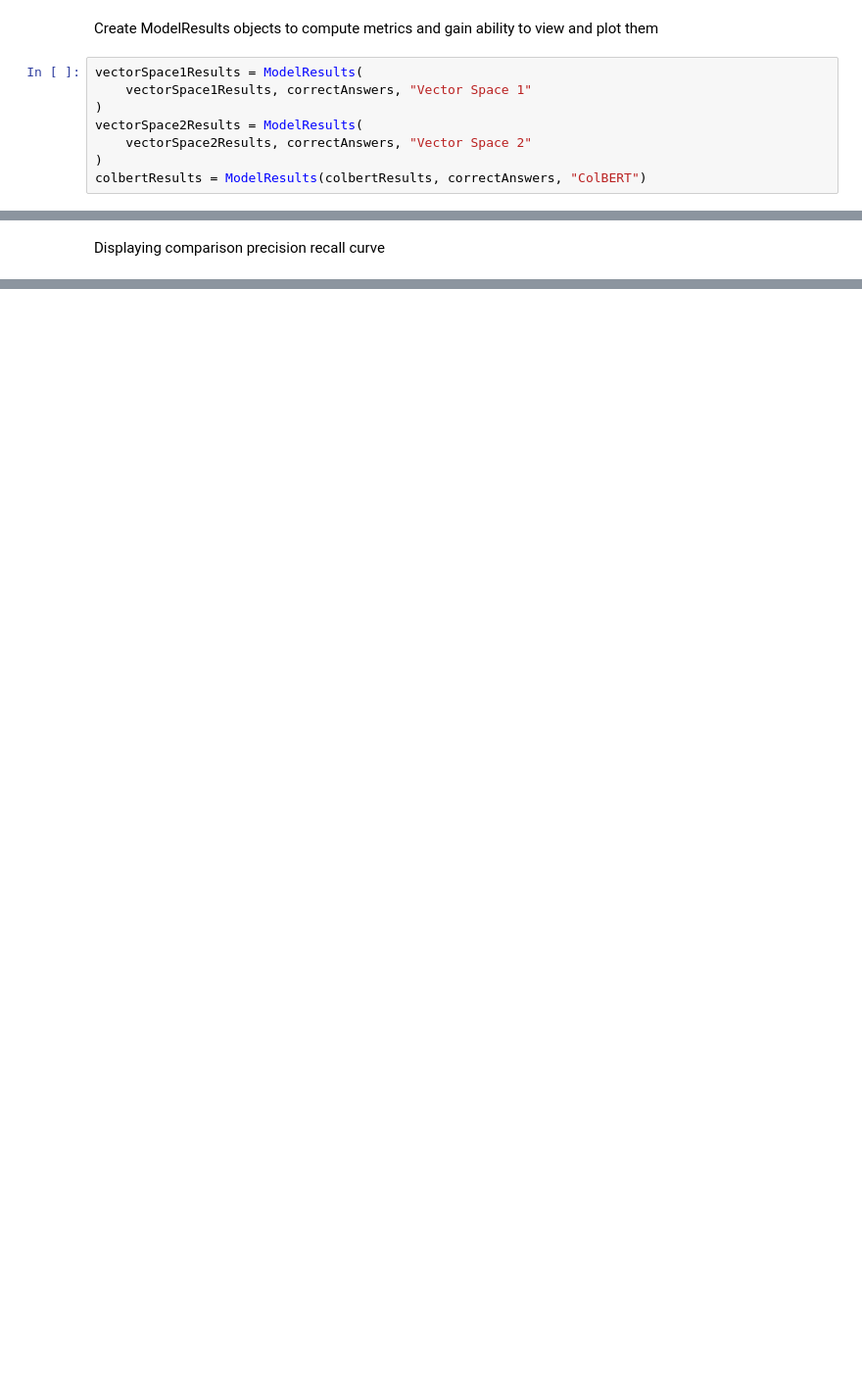
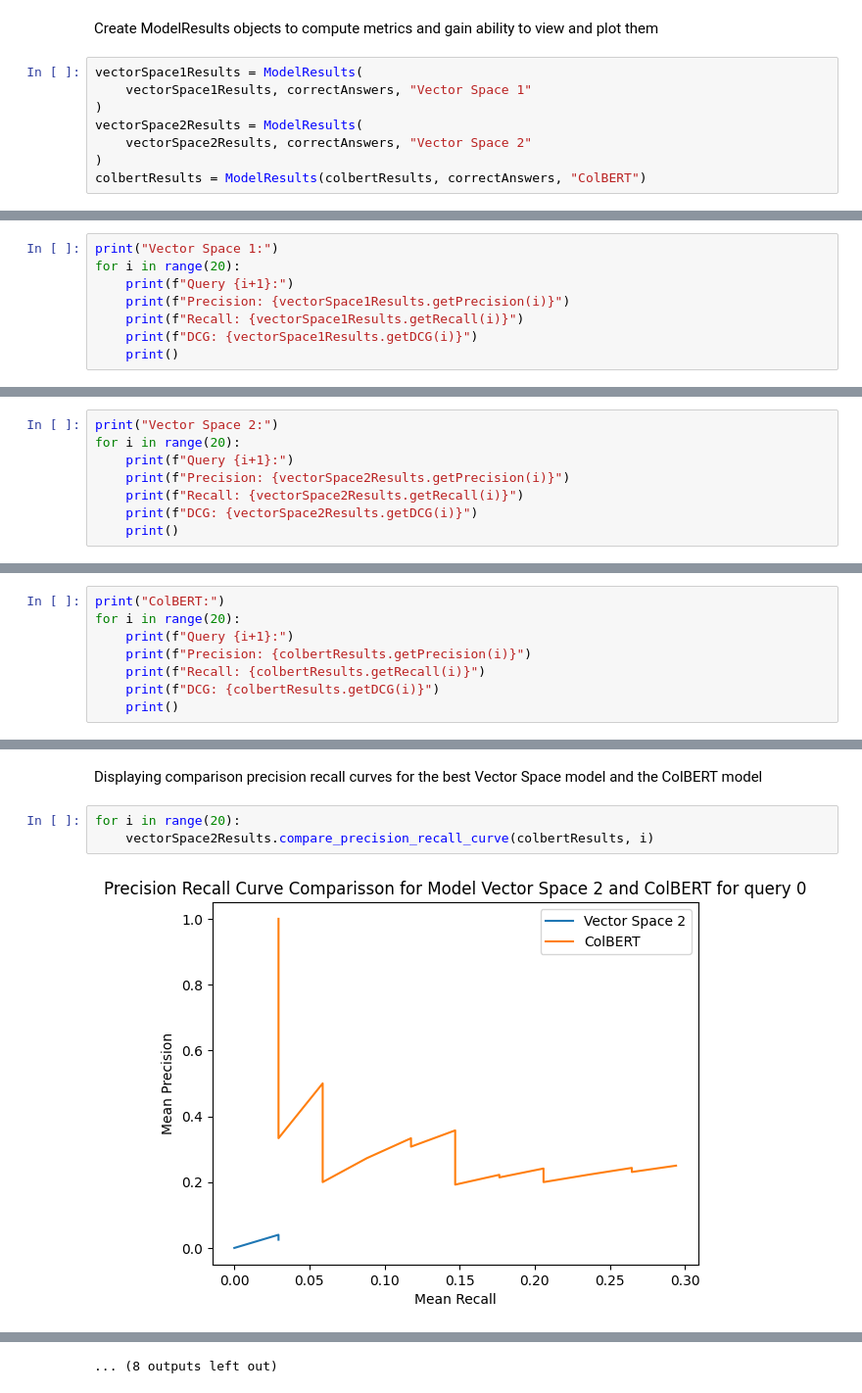
Before and after one commit to GregKapadoukas/University-Information-Retrieval, a Jupyter notebook: Code/main.ipynb, the cells around one changed output, grey strips where cells are left out. Shown at 98% size. Saved outputs shown, nothing was run; the diff lists cells and outputs as text; blank space fills up the shorter version.

```diff
--- a/Code/main.ipynb
+++ b/Code/main.ipynb
@@ -464,0 +474,8 @@ ColBERT Mean DCG: [3.9473684210526314, 6.7894736842105265, 8.217367337030142, 8.
+# %%
+print("Vector Space 1:")
+for i in range(20):
+    print(f"Query {i+1}:")
+    print(f"Precision: {vectorSpace1Results.getPrecision(i)}")
+    print(f"Recall: {vectorSpace1Results.getRecall(i)}")
+    print(f"DCG: {vectorSpace1Results.getDCG(i)}")
+    print()
@@ -464,0 +500,8 @@ ColBERT Mean DCG: [3.9473684210526314, 6.7894736842105265, 8.217367337030142, 8.
+# %%
+print("Vector Space 2:")
+for i in range(20):
+    print(f"Query {i+1}:")
+    print(f"Precision: {vectorSpace2Results.getPrecision(i)}")
+    print(f"Recall: {vectorSpace2Results.getRecall(i)}")
+    print(f"DCG: {vectorSpace2Results.getDCG(i)}")
+    print()
@@ -464,0 +526,8 @@ ColBERT Mean DCG: [3.9473684210526314, 6.7894736842105265, 8.217367337030142, 8.
+# %%
+print("ColBERT:")
+for i in range(20):
+    print(f"Query {i+1}:")
+    print(f"Precision: {colbertResults.getPrecision(i)}")
+    print(f"Recall: {colbertResults.getRecall(i)}")
+    print(f"DCG: {colbertResults.getDCG(i)}")
+    print()
@@ -465,2 +552,7 @@ ColBERT Mean DCG: [3.9473684210526314, 6.7894736842105265, 8.217367337030142, 8.
 # %% [markdown]
-Displaying comparison precision recall curve
+Displaying comparison precision recall curves for the best Vector Space model and the ColBERT model
+# %%
+for i in range(20):
+    vectorSpace2Results.compare_precision_recall_curve(colbertResults, i)
+# %% [output]
+[figure, added]
@@ -467,3 +570,4 @@ Displaying comparison precision recall curve
+... (8 outputs left out)
 # %%
 vectorSpace2Results.compare_mean_precision_recall_curve(colbertResults)
 # %% [output]
```
Also changed, not shown: parts of 22 cells of this notebook, 1 other file.
